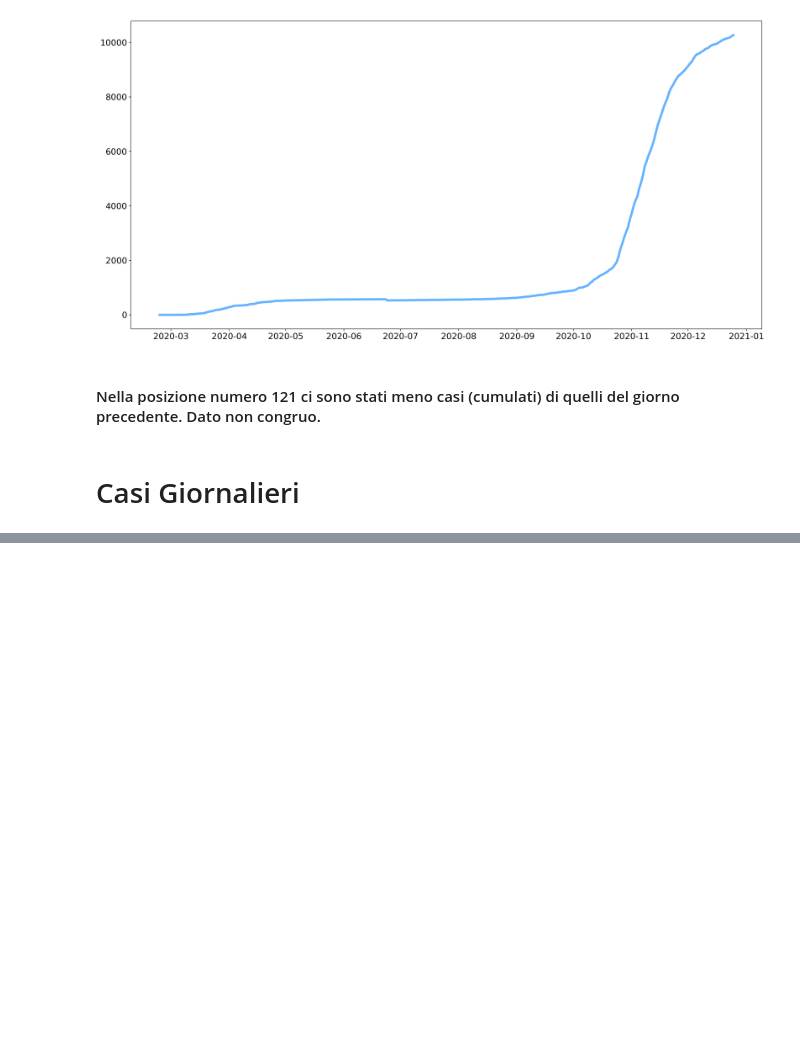
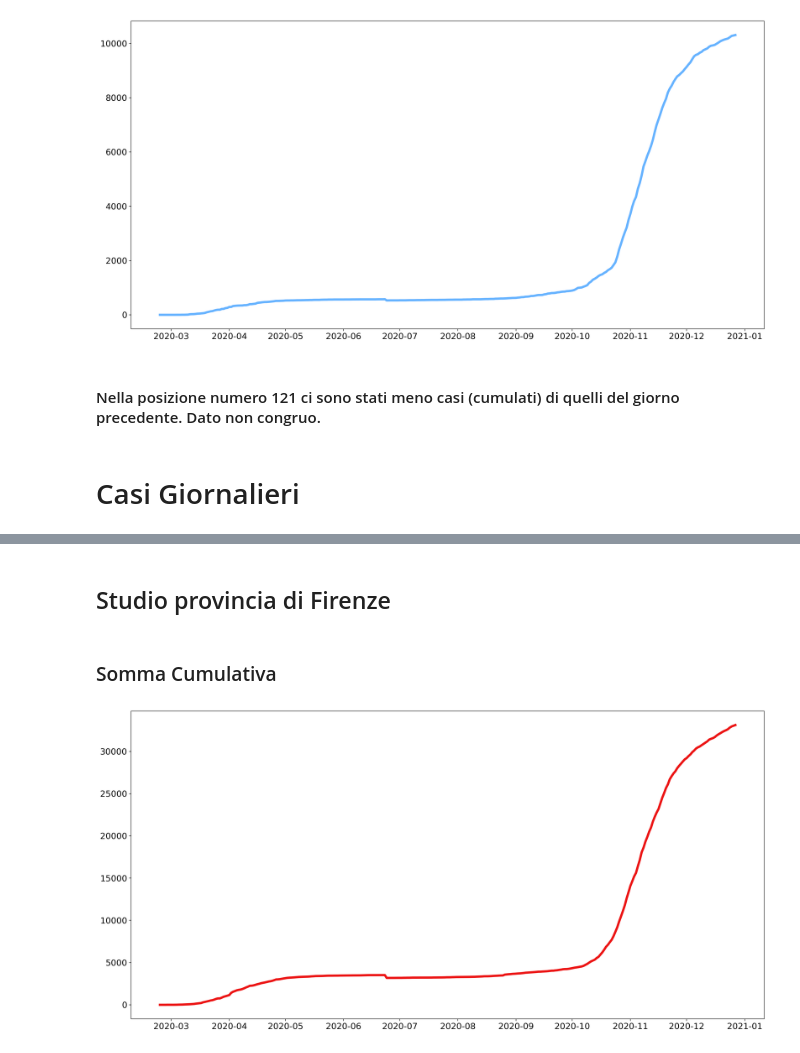
Before and after one commit to davidefabbrico/local-dati-gov, a Jupyter notebook: COVID-2019.ipynb, the cells around one changed output, grey strips where cells are left out. Cells and saved outputs as stored; diff of their text form; code cells hidden in the pictures; blank space fills up the shorter version.

```diff
--- a/COVID-2019.ipynb
+++ b/COVID-2019.ipynb
@@ -29,11 +28,13 @@ df_prato = df_prato[["data", "totale_casi"]]
 # %% [markdown]
 ### Funzione Cumultativa
 # %%
-plt.figure(figsize = (20,10), dpi = 200)
-plt.xticks(size = 15)
-plt.yticks(size = 15)
-plt.plot(df_prato['data'], df_prato['totale_casi'], color = "#66b3ff", linewidth = 4)
-plt.show()
+def plt_cf(df, color):
+    plt.figure(figsize = (20,10), dpi = 200)
+    plt.xticks(size = 15)
+    plt.yticks(size = 15)
+    plt.plot(df['data'], df['totale_casi'], color = color, linewidth = 4)
+    plt.show()
+plt_cf(df_prato, "#66b3ff")
 # %% [output]
 [figure]
 # %%
@@ -82,0 +69,12 @@ fig.show()
+# %% [markdown]
+## Studio provincia di Firenze
+# %%
+df_firenze = df_province[df_province['denominazione_provincia'] == "Firenze"]
+df_firenze.reset_index(inplace = True)
+df_firenze.drop("index", axis = 1, inplace = True)
+# %% [markdown]
+### Somma Cumulativa
+# %%
+plt_cf(df_firenze, "#ec1313")
+# %% [output]
+[figure, added]
```
Also changed, not shown: parts of 17 cells of this notebook.
